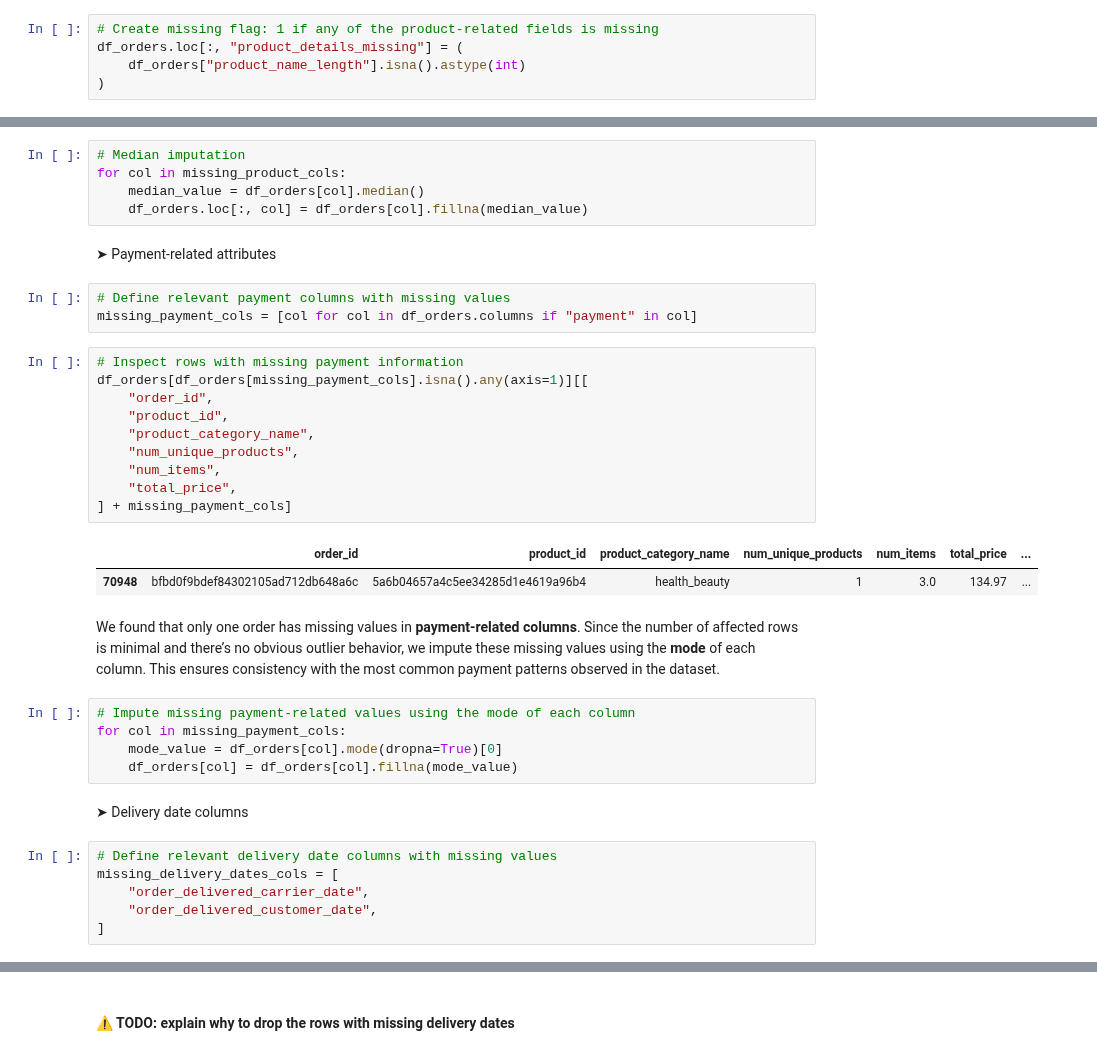
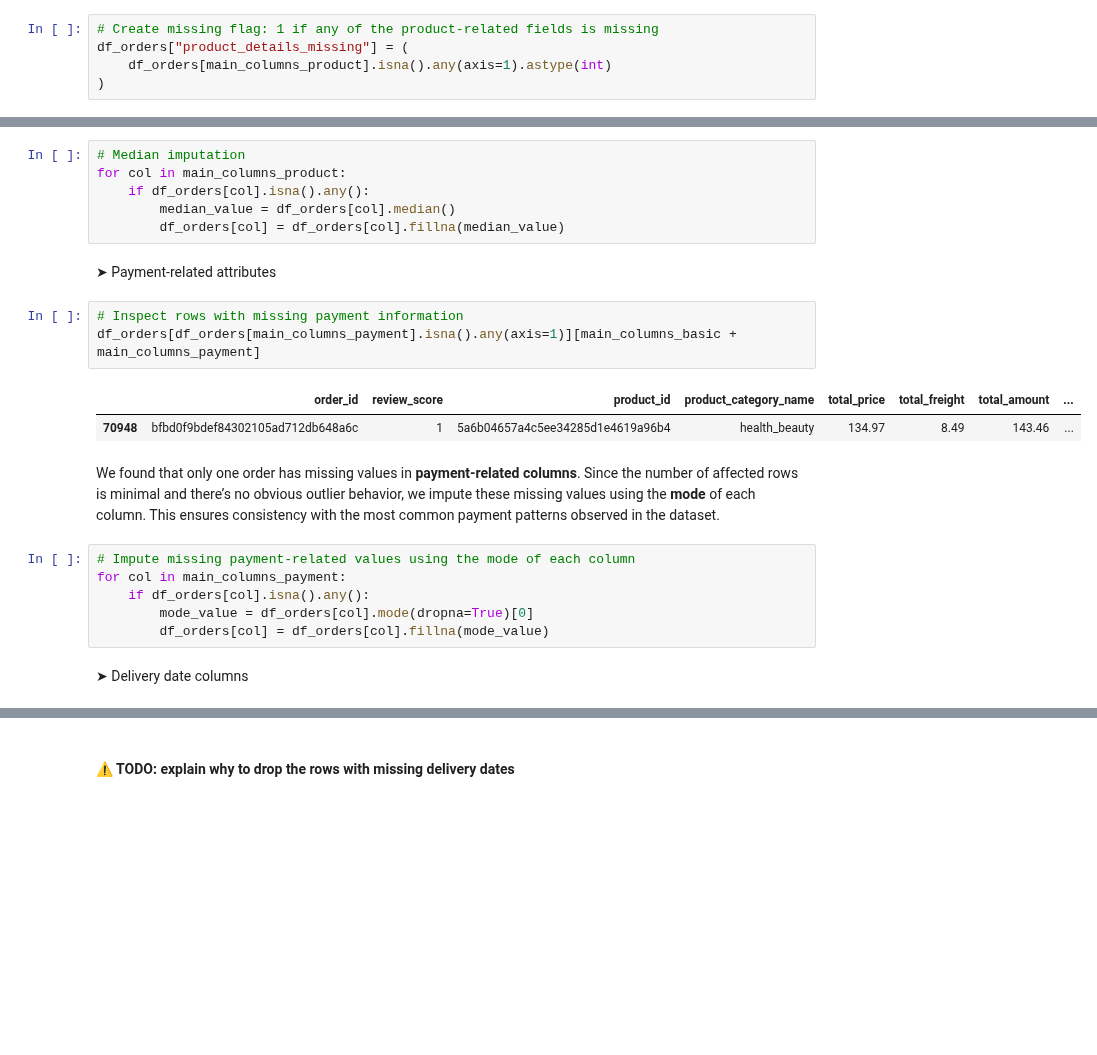
Before and after one commit to OlesyaEvseeva/customer-satisfaction-ecommerce, a Jupyter notebook: notebooks/02_data_integration_preprocessing.ipynb, the cells around one changed output, grey strips where cells are left out. Saved outputs shown, nothing was run; the diff lists cells and outputs as text; blank space fills up the shorter version.

```diff
--- a/notebooks/02_data_integration_preprocessing.ipynb
+++ b/notebooks/02_data_integration_preprocessing.ipynb
@@ -474,48 +521,34 @@ missing_product_cols = [
 #### ⚠️ TODO: explain why to create a flag for missing product attributes
 # %%
 # Create missing flag: 1 if any of the product-related fields is missing
-df_orders.loc[:, "product_details_missing"] = (
-    df_orders["product_name_length"].isna().astype(int)
+df_orders["product_details_missing"] = (
+    df_orders[main_columns_product].isna().any(axis=1).astype(int)
 )
 # %% [markdown]
 #### ⚠️ TODO: explain why to choose median for the missing values
 # %%
 # Median imputation
-for col in missing_product_cols:
-    median_value = df_orders[col].median()
-    df_orders.loc[:, col] = df_orders[col].fillna(median_value)
+for col in main_columns_product:
+    if df_orders[col].isna().any():
+        median_value = df_orders[col].median()
+        df_orders[col] = df_orders[col].fillna(median_value)
 # %% [markdown]
 ➤ Payment-related attributes
-# %%
-# Define relevant payment columns with missing values
-missing_payment_cols = [col for col in df_orders.columns if "payment" in col]
 # %%
 # Inspect rows with missing payment information
-df_orders[df_orders[missing_payment_cols].isna().any(axis=1)][[
-    "order_id",
-    "product_id",
-    "product_category_name",
-    "num_unique_products",
-    "num_items",
-    "total_price",
-] + missing_payment_cols]
+df_orders[df_orders[main_columns_payment].isna().any(axis=1)][main_columns_basic + main_columns_payment]
 # %% [output]
-|  | order_id | product_id | product_category_name | num_unique_products | num_items | total_price | ... |
-| 70948 | bfbd0f9bdef84302105ad712db648a6c | 5a6b04657a4c5ee34285d1e4619a96b4 | health_beauty | 1 | 3.0 | 134.97 | ... |
+|  | order_id | review_score | product_id | product_category_name | total_price | total_freight | total_amount | ... |
+| 70948 | bfbd0f9bdef84302105ad712db648a6c | 1 | 5a6b04657a4c5ee34285d1e4619a96b4 | health_beauty | 134.97 | 8.49 | 143.46 | ... |
 # %% [markdown]
 We found that only one order has missing values in **payment-related columns**. Since the number of affected rows is minimal and there’s no obvious outlier behavior, we impute these missing values using the **mode** of each column. This ensures consistency with the most common payment patterns observed in the dataset.
 # %%
 # Impute missing payment-related values using the mode of each column
-for col in missing_payment_cols:
-    mode_value = df_orders[col].mode(dropna=True)[0]
-    df_orders[col] = df_orders[col].fillna(mode_value)
+for col in main_columns_payment:
+    if df_orders[col].isna().any():
+        mode_value = df_orders[col].mode(dropna=True)[0]
+        df_orders[col] = df_orders[col].fillna(mode_value)
 # %% [markdown]
 ➤ Delivery date columns
-# %%
-# Define relevant delivery date columns with missing values
-missing_delivery_dates_cols = [
-    "order_delivered_carrier_date",
-    "order_delivered_customer_date",
-]
 # %%
 # Inspect rows with missing delivery dates
```
Also changed, not shown: parts of 9 cells of this notebook.
